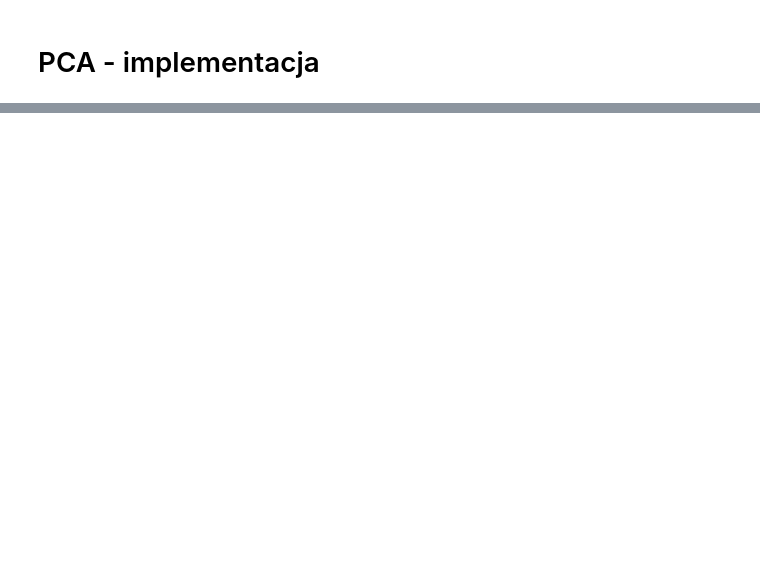
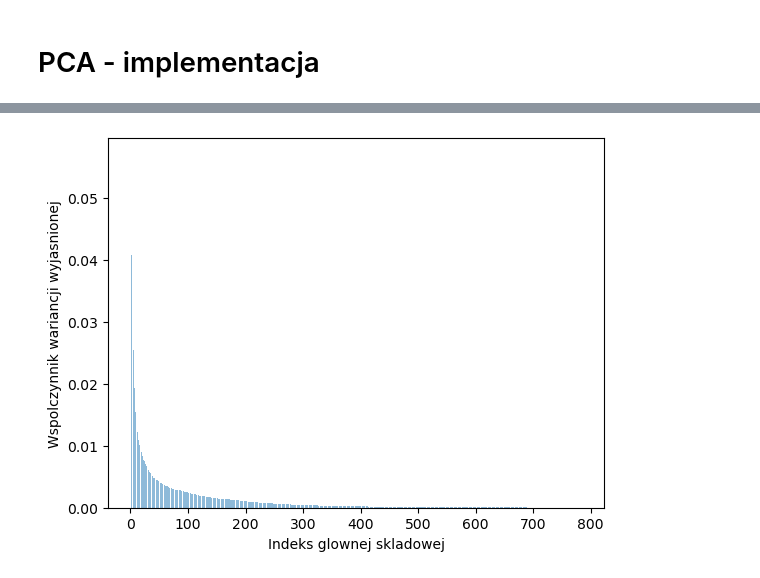
Before and after one commit to Gromate/machine-learning-classes, a Jupyter notebook: Zadanie 3/Grochowski_Mateusz_P3.ipynb, the cells around one changed output, grey strips where cells are left out. Cells and saved outputs as stored; diff of their text form; code cells hidden in the pictures; blank space fills up the shorter version.

Commit message:
Added variance explained graph

```diff
--- a/Zadanie 3/Grochowski_Mateusz_P3.ipynb
+++ b/Zadanie 3/Grochowski_Mateusz_P3.ipynb
@@ -55,0 +75,2 @@ ValueError: cannot reshape array of size 785 into shape (28,28)
+# %%
+cov_mat = np.cov(X_train_std.T)
@@ -55,0 +79,2 @@ ValueError: cannot reshape array of size 785 into shape (28,28)
+# %%
+eigen_vals, eigen_vecs = np.linalg.eig(cov_mat)
@@ -55,0 +101,4 @@ ValueError: cannot reshape array of size 785 into shape (28,28)
+# %%
+tot = sum(eigen_vals)
+# %%
+var_exp = [(i / tot) for i in sorted(eigen_vals, reverse=True)]
@@ -55,0 +151,7 @@ ValueError: cannot reshape array of size 785 into shape (28,28)
+# %%
+plt.bar(range(1, 785), var_exp, alpha=0.5, align="center")
+plt.xlabel("Indeks glownej skladowej")
+plt.ylabel("Wspolczynnik wariancji wyjasnionej")
+plt.show()
+# %% [output]
+[figure, added]
```
Also changed, not shown: parts of 17 cells of this notebook.
